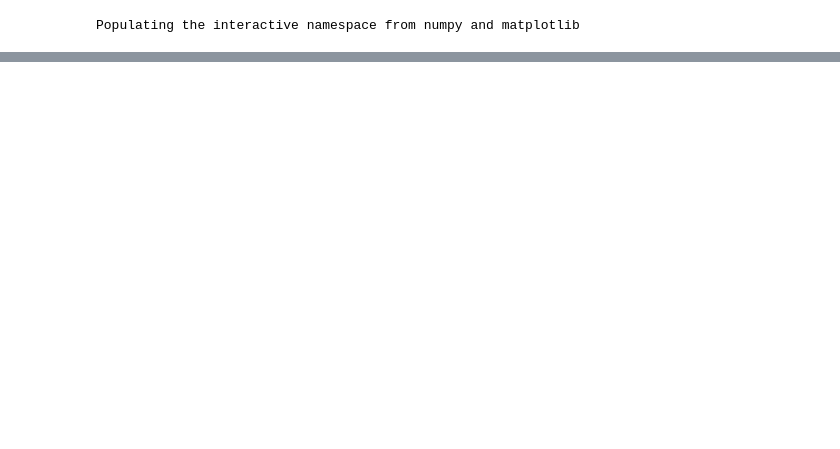
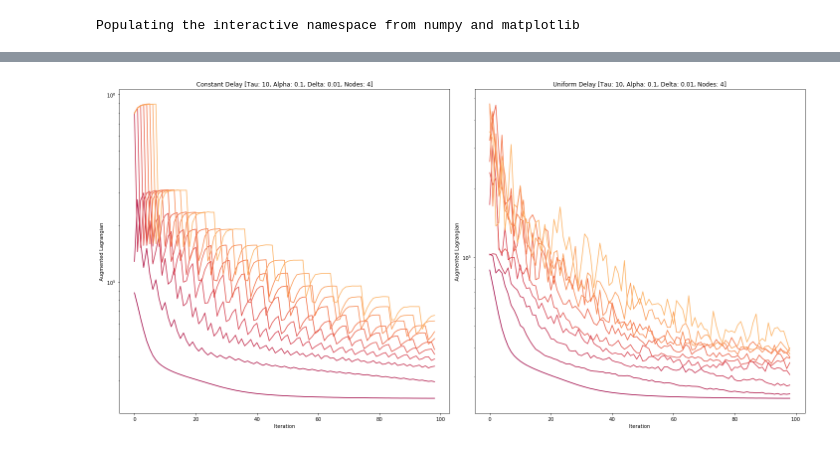
Before and after one commit to filipre/master-experiments, a Jupyter notebook: admm-segmentation/visualizations.ipynb, the cells around one changed output, grey strips where cells are left out. Drawn from its saved outputs; the diff is of its cells as text; code cells hidden in the pictures; blank space fills up the shorter version.

```diff
--- a/admm-segmentation/visualizations.ipynb
+++ b/admm-segmentation/visualizations.ipynb
@@ -96,0 +145,25 @@ plt.savefig(saveTo)
+# %%
+fig, ax = plt.subplots(1, 2, figsize=(20, 10))
+colors = plt.cm.Spectral(np.linspace(0,1,30)) # TODO
+ax[0].set_prop_cycle('color', colors)
+ax[0].set_title(f"Constant Delay [Tau: 10, Alpha: 0.1, Delta: 0.01, Nodes: 4]")
+ax[0].set_yscale('log')
+ax[0].set_xlabel('Iteration')
+ax[0].set_ylabel('Augmented Lagrangian')
+for delay in [1, 2, 3, 4, 5, 6, 7, 8, 9, 10]:
+    data = pd.read_csv(admmFilename(delay, "constant"))
+    ax[0].plot(data)
+
+ax[1].set_prop_cycle('color', colors)
+ax[1].set_title(f"Uniform Delay [Tau: 10, Alpha: 0.1, Delta: 0.01, Nodes: 4]")
+ax[1].set_yscale('log')
+ax[1].set_xlabel('Iteration')
+ax[1].set_ylabel('Augmented Lagrangian')
+for delay in [1, 2, 3, 4, 5, 6, 7, 8, 9, 10]:
+    data = pd.read_csv(admmFilename(delay, "uniform"))
+    ax[1].plot(data)
+
+fig.tight_layout()
+plt.savefig("/Users/rene/University/master/thesis/thesis/figures/thesis_admmsegmentation_simulation_auglag.pdf")
+# %% [output]
+[figure, added]
```
Also changed, not shown: parts of 7 cells of this notebook, 3 other files.
